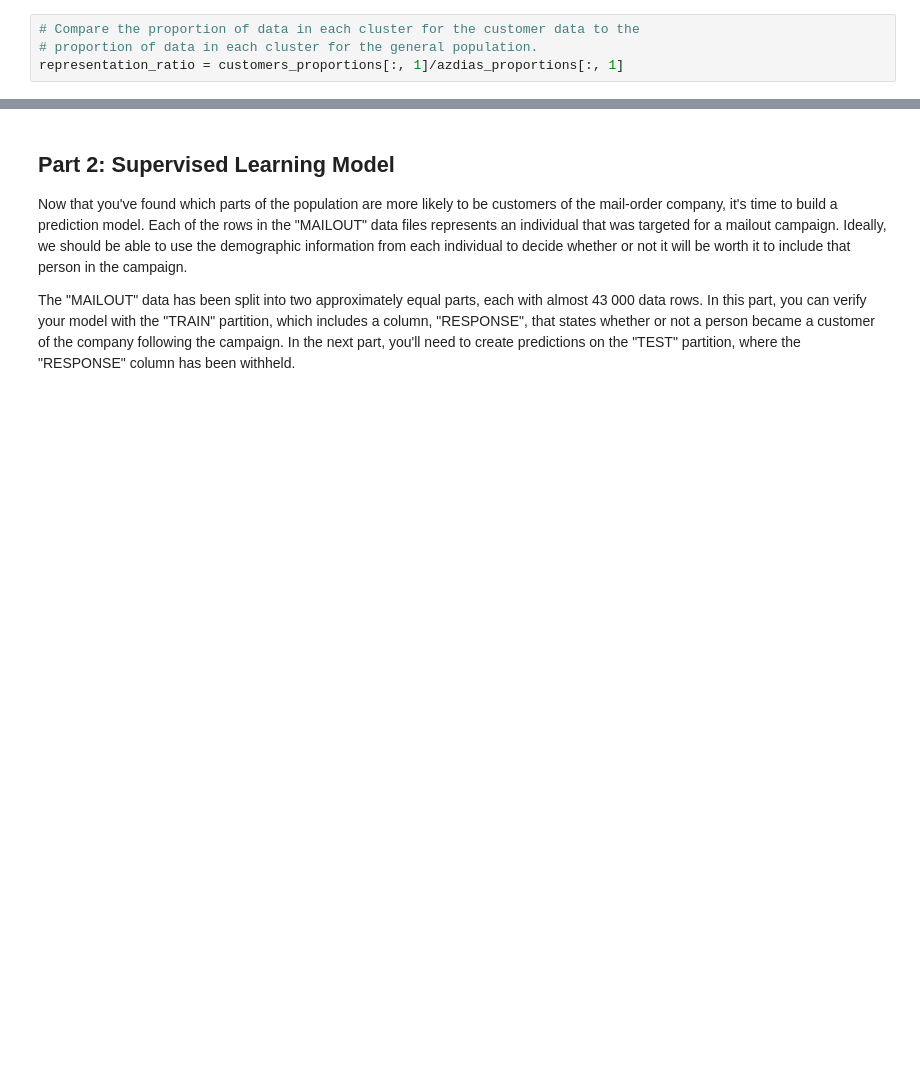
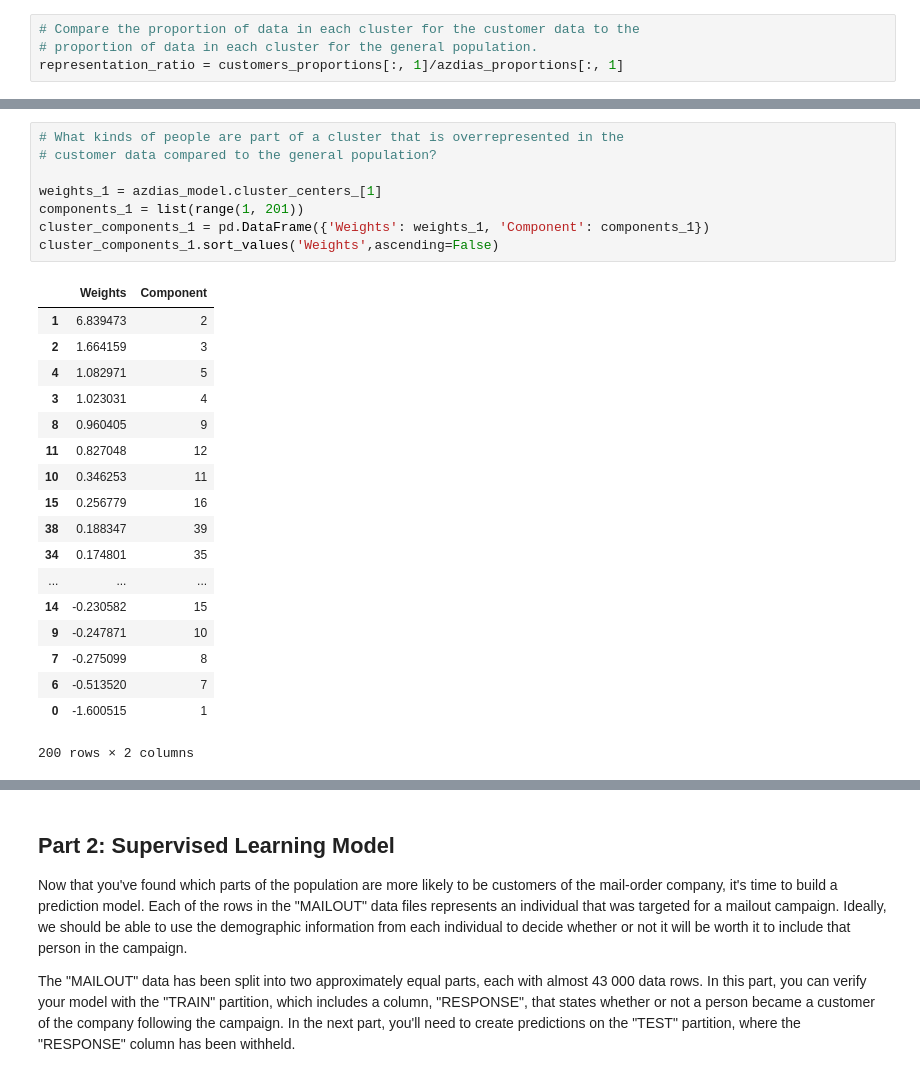
Before and after one commit to ursulahneumann/Arvato_capstone, a Jupyter notebook: Arvato_capstone.ipynb, the cells around one changed output, grey strips where cells are left out. Drawn from its saved outputs; the diff is of its cells as text; blank space fills up the shorter version.

```diff
--- a/Arvato_capstone.ipynb
+++ b/Arvato_capstone.ipynb
@@ -1302 +1302,28 @@ plt.savefig('population_proportions.png');
+# %%
+# What kinds of people are part of a cluster that is overrepresented in the
+# customer data compared to the general population?
+
+weights_1 = azdias_model.cluster_centers_[1]
+components_1 = list(range(1, 201))
+cluster_components_1 = pd.DataFrame({'Weights': weights_1, 'Component': components_1})
+cluster_components_1.sort_values('Weights',ascending=False)
+# %% [output]
+|  | Weights | Component |
+| 1 | 6.839473 | 2 |
+| 2 | 1.664159 | 3 |
+| 4 | 1.082971 | 5 |
+| 3 | 1.023031 | 4 |
+| 8 | 0.960405 | 9 |
+| 11 | 0.827048 | 12 |
+| 10 | 0.346253 | 11 |
+| 15 | 0.256779 | 16 |
+| 38 | 0.188347 | 39 |
+| 34 | 0.174801 | 35 |
+| ... | ... | ... |
+| 14 | -0.230582 | 15 |
+| 9 | -0.247871 | 10 |
+| 7 | -0.275099 | 8 |
+| 6 | -0.513520 | 7 |
+| 0 | -1.600515 | 1 |
+200 rows × 2 columns
 # %%
```
Also changed, not shown: parts of 14 cells of this notebook.
